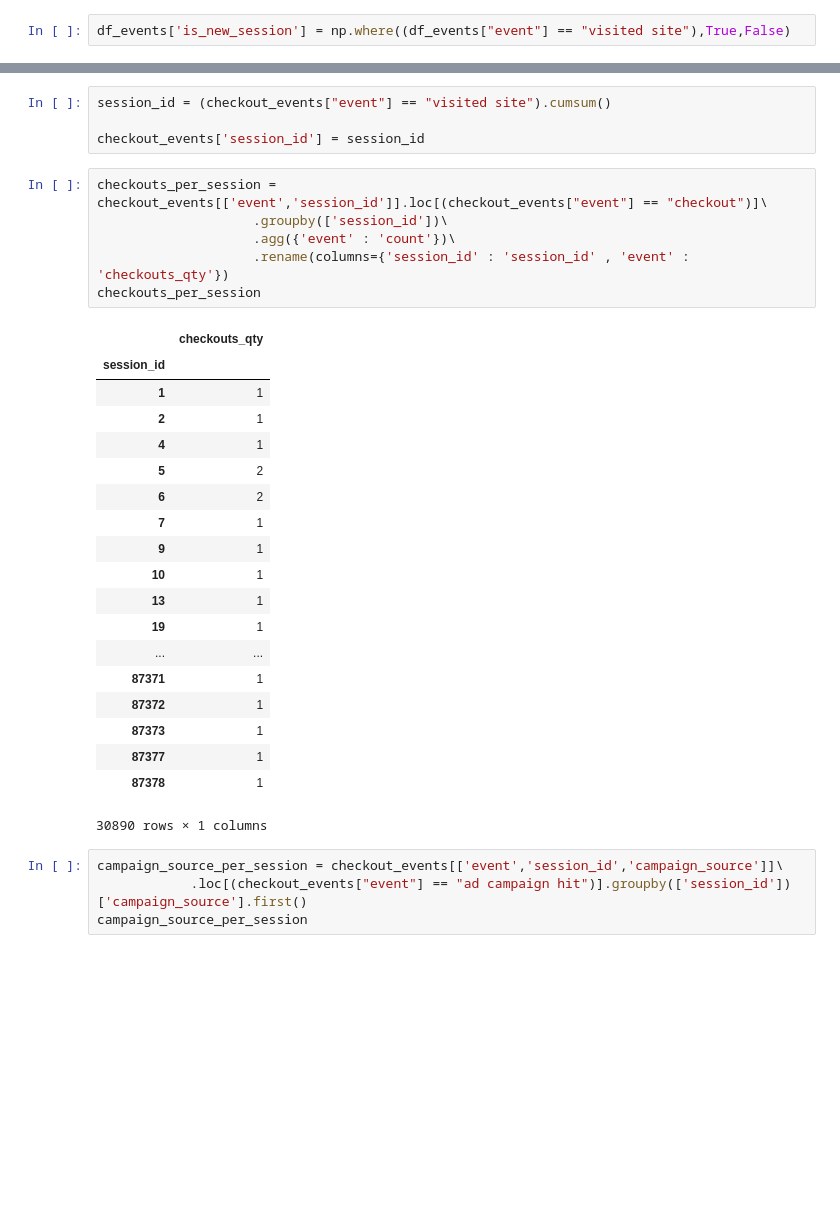
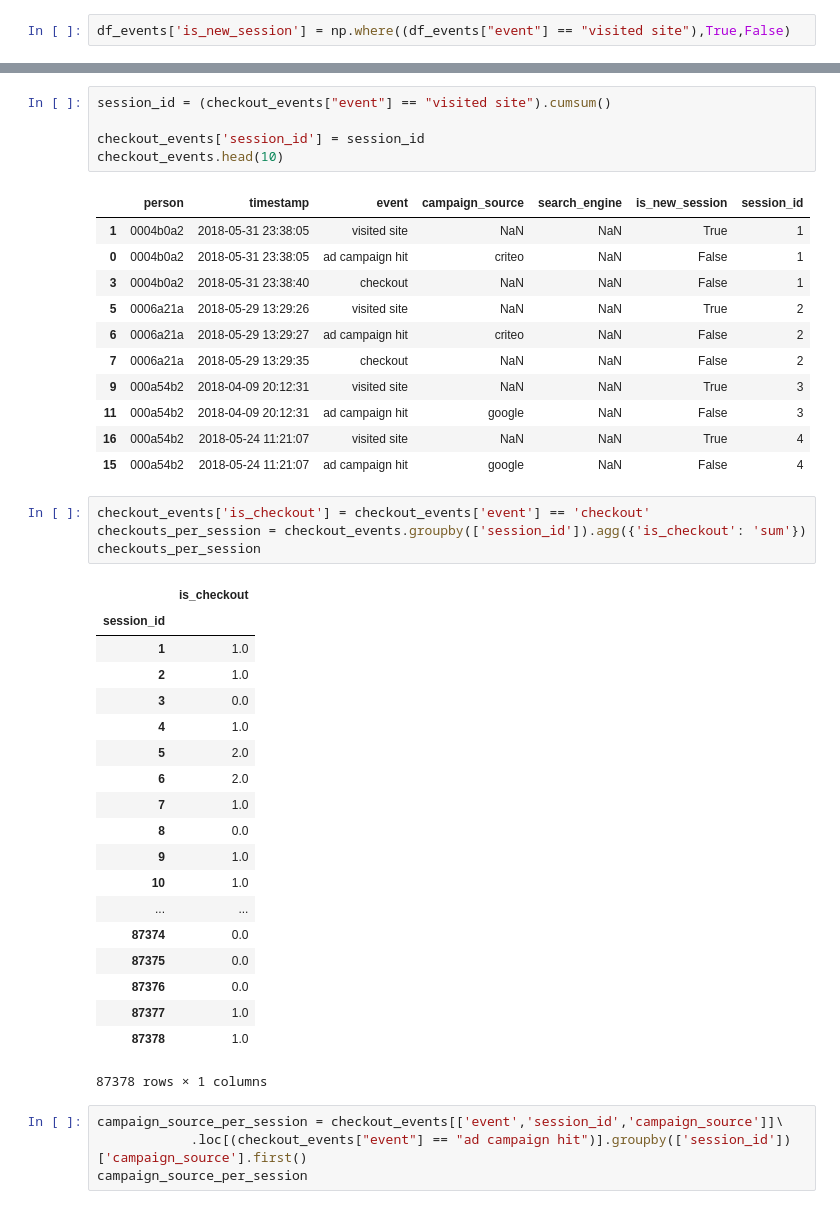
Before and after one commit to ConstanzaGonzalez/DatataFrita, a Jupyter notebook: tp/campaign.ipynb, the cells around one changed output, grey strips where cells are left out. Cells and saved outputs as stored; diff of their text form; blank space fills up the shorter version.

```diff
--- a/tp/campaign.ipynb
+++ b/tp/campaign.ipynb
@@ -31,33 +51,44 @@ checkout_events = df_events.sort_values(by=['person','timestamp','is_new_session
 # %%
 session_id = (checkout_events["event"] == "visited site").cumsum()
 
 checkout_events['session_id'] = session_id
+checkout_events.head(10)
+# %% [output]
+|  | person | timestamp | event | campaign_source | search_engine | is_new_session | session_id |
+| 1 | 0004b0a2 | 2018-05-31 23:38:05 | visited site | NaN | NaN | True | 1 |
+| 0 | 0004b0a2 | 2018-05-31 23:38:05 | ad campaign hit | criteo | NaN | False | 1 |
+| 3 | 0004b0a2 | 2018-05-31 23:38:40 | checkout | NaN | NaN | False | 1 |
+| 5 | 0006a21a | 2018-05-29 13:29:26 | visited site | NaN | NaN | True | 2 |
+| 6 | 0006a21a | 2018-05-29 13:29:27 | ad campaign hit | criteo | NaN | False | 2 |
+| 7 | 0006a21a | 2018-05-29 13:29:35 | checkout | NaN | NaN | False | 2 |
+| 9 | 000a54b2 | 2018-04-09 20:12:31 | visited site | NaN | NaN | True | 3 |
+| 11 | 000a54b2 | 2018-04-09 20:12:31 | ad campaign hit | google | NaN | False | 3 |
+| 16 | 000a54b2 | 2018-05-24 11:21:07 | visited site | NaN | NaN | True | 4 |
+| 15 | 000a54b2 | 2018-05-24 11:21:07 | ad campaign hit | google | NaN | False | 4 |
-# %%
-checkouts_per_session = checkout_events[['event','session_id']].loc[(checkout_events["event"] == "checkout")]\
-                    .groupby(['session_id'])\
-                    .agg({'event' : 'count'})\
-                    .rename(columns={'session_id' : 'session_id' , 'event' : 'checkouts_qty'})
-checkouts_per_session
-# %% [output]
-|  | checkouts_qty |
-| session_id |  |
-| 1 | 1 |
-| 2 | 1 |
-| 4 | 1 |
-| 5 | 2 |
-| 6 | 2 |
-| 7 | 1 |
-| 9 | 1 |
-| 10 | 1 |
-| 13 | 1 |
-| 19 | 1 |
-| ... | ... |
-| 87371 | 1 |
-| 87372 | 1 |
-| 87373 | 1 |
-| 87377 | 1 |
-| 87378 | 1 |
-30890 rows × 1 columns
+# %%
+checkout_events['is_checkout'] = checkout_events['event'] == 'checkout'
+checkouts_per_session = checkout_events.groupby(['session_id']).agg({'is_checkout': 'sum'})
+checkouts_per_session
+# %% [output]
+|  | is_checkout |
+| session_id |  |
+| 1 | 1.0 |
+| 2 | 1.0 |
+| 3 | 0.0 |
+| 4 | 1.0 |
+| 5 | 2.0 |
+| 6 | 2.0 |
+| 7 | 1.0 |
+| 8 | 0.0 |
+| 9 | 1.0 |
+| 10 | 1.0 |
+| ... | ... |
+| 87374 | 0.0 |
+| 87375 | 0.0 |
+| 87376 | 0.0 |
+| 87377 | 1.0 |
+| 87378 | 1.0 |
+87378 rows × 1 columns
 # %%
 campaign_source_per_session = checkout_events[['event','session_id','campaign_source']]\
             .loc[(checkout_events["event"] == "ad campaign hit")].groupby(['session_id'])['campaign_source'].first()
```
Also changed, not shown: parts of 10 cells of this notebook.
